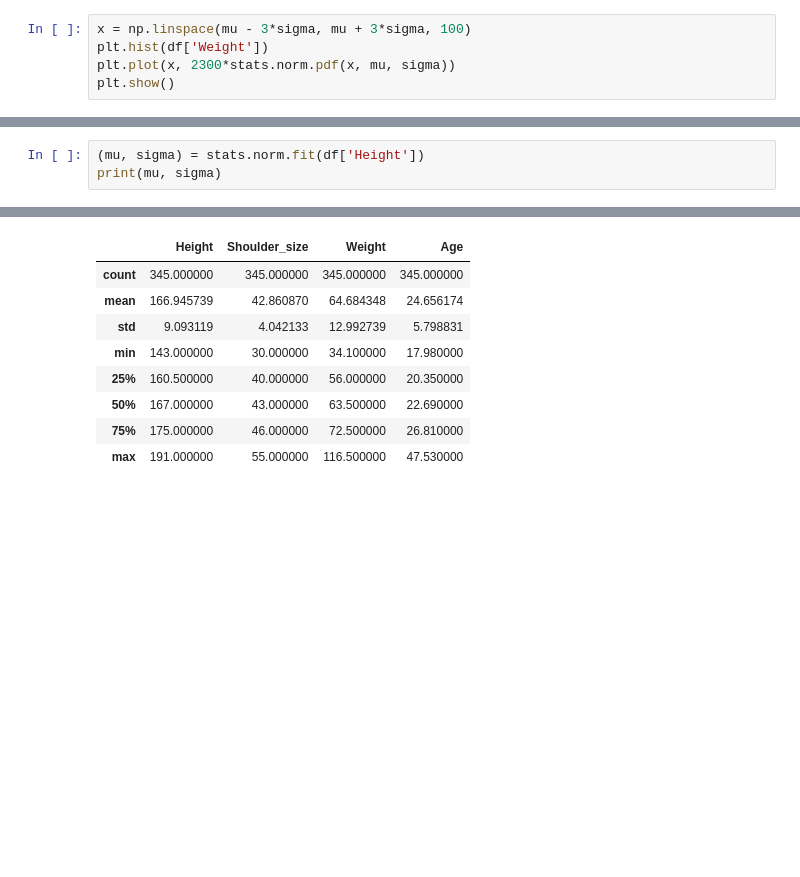
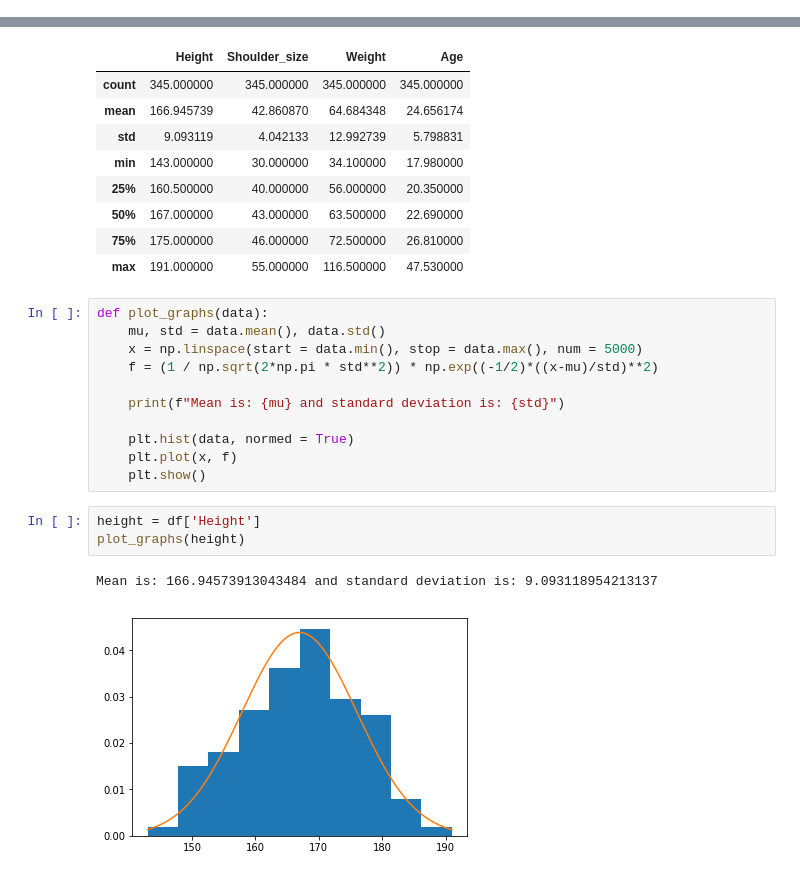
Before and after one commit to anirudhprabhakaran3/prml-lab, a Jupyter notebook: Lab 1/Lab 1.ipynb, the cells around one changed output, grey strips where cells are left out. Saved outputs shown, nothing was run; the diff lists cells and outputs as text; blank space fills up the shorter version.

```diff
--- a/Lab 1/Lab 1.ipynb
+++ b/Lab 1/Lab 1.ipynb
@@ -33,5 +25,0 @@ sigma = math.sqrt(variance)
-# %%
-x = np.linspace(mu - 3*sigma, mu + 3*sigma, 100)
-plt.hist(df['Weight'])
-plt.plot(x, 2300*stats.norm.pdf(x, mu, sigma))
-plt.show()
@@ -65,3 +37,0 @@ plt.show()
-# %%
-(mu, sigma) = stats.norm.fit(df['Height'])
-print(mu, sigma)
@@ -79,3 +47,20 @@ df.describe()
 | 50% | 167.000000 | 43.000000 | 63.500000 | 22.690000 |
 | 75% | 175.000000 | 46.000000 | 72.500000 | 26.810000 |
 | max | 191.000000 | 55.000000 | 116.500000 | 47.530000 |
+# %%
+def plot_graphs(data):
+    mu, std = data.mean(), data.std()
+    x = np.linspace(start = data.min(), stop = data.max(), num = 5000)
+    f = (1 / np.sqrt(2*np.pi * std**2)) * np.exp((-1/2)*((x-mu)/std)**2)
+
+    print(f"Mean is: {mu} and standard deviation is: {std}")
+
+    plt.hist(data, normed = True)
+    plt.plot(x, f)
+    plt.show()
+# %%
+height = df['Height']
+plot_graphs(height)
+# %% [output]
+Mean is: 166.94573913043484 and standard deviation is: 9.093118954213137
+[figure, added]
```
Also changed, not shown: parts of 10 cells of this notebook, 2 other files.
